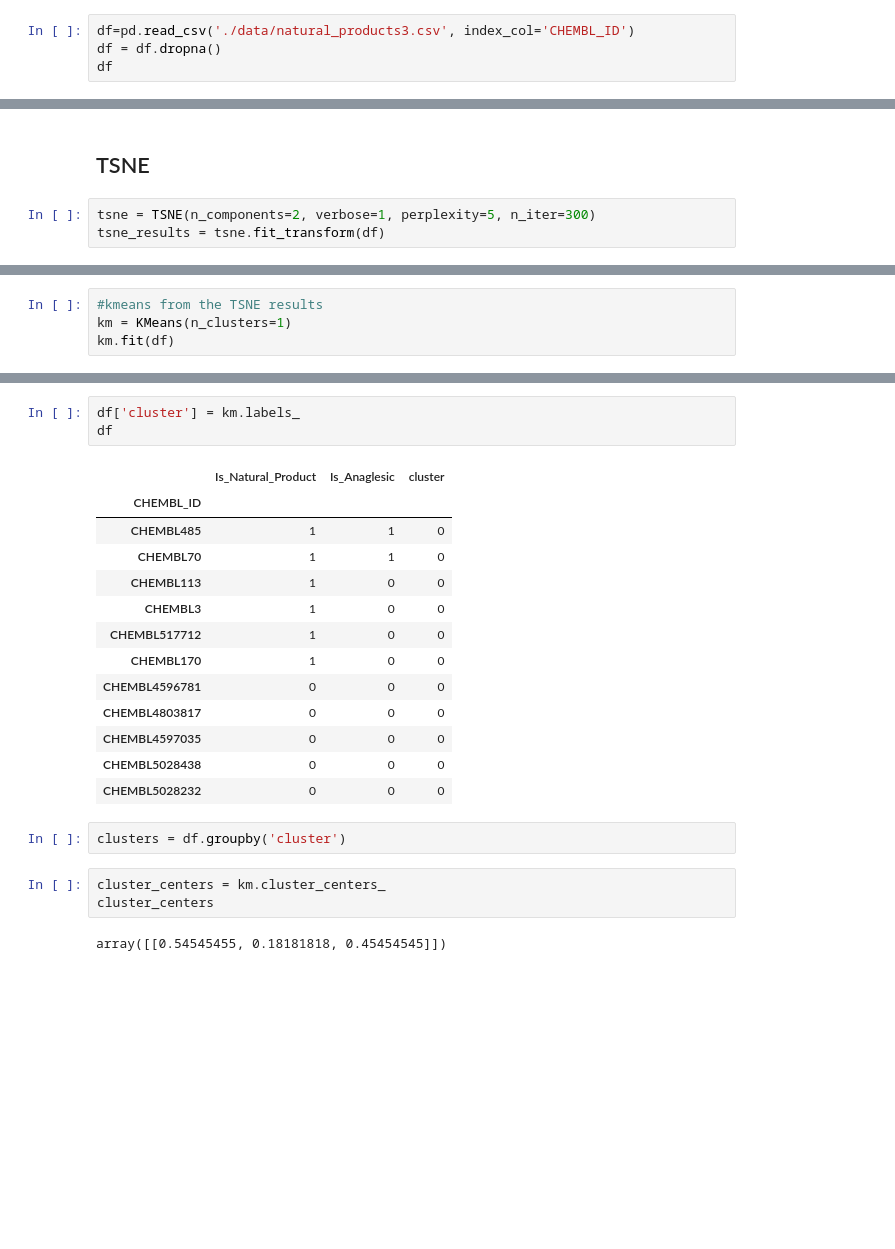
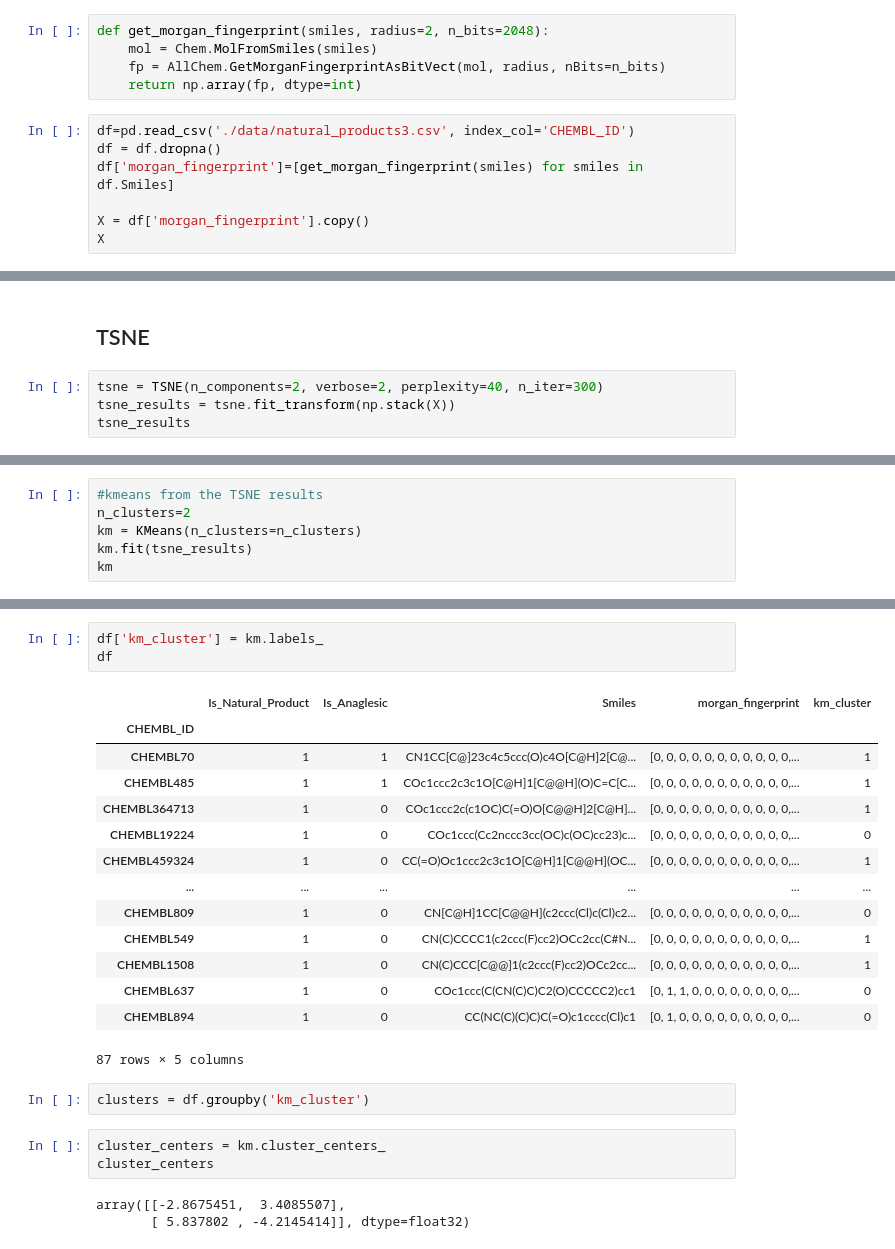
Before and after one commit to JKosciukiewicz/MLDD_Project, a Jupyter notebook: Clustering_examples_second_part.ipynb, the cells around one changed output, grey strips where cells are left out. Cells and saved outputs as stored; diff of their text form; blank space fills up the shorter version.

```diff
--- a/Clustering_examples_second_part.ipynb
+++ b/Clustering_examples_second_part.ipynb
@@ -9,6 +11,14 @@ import seaborn as sns
 import matplotlib.pyplot as plt
+# %%
+def get_morgan_fingerprint(smiles, radius=2, n_bits=2048):
+    mol = Chem.MolFromSmiles(smiles)
+    fp = AllChem.GetMorganFingerprintAsBitVect(mol, radius, nBits=n_bits)
+    return np.array(fp, dtype=int)
 # %%
 df=pd.read_csv('./data/natural_products3.csv', index_col='CHEMBL_ID')
 df = df.dropna()
-df
+df['morgan_fingerprint']=[get_morgan_fingerprint(smiles) for smiles in df.Smiles]
+
+X = df['morgan_fingerprint'].copy()
+X
 # %% [output]
@@ -28,6 +38,7 @@ df
 # %% [markdown]
 ## TSNE
 # %%
-tsne = TSNE(n_components=2, verbose=1, perplexity=5, n_iter=300)
-tsne_results = tsne.fit_transform(df)
+tsne = TSNE(n_components=2, verbose=2, perplexity=40, n_iter=300)
+tsne_results = tsne.fit_transform(np.stack(X))
+tsne_results
 # %% [output]
@@ -51,5 +88,7 @@ plt.show()
 # %%
 #kmeans from the TSNE results
-km = KMeans(n_clusters=1)
-km.fit(df)
+n_clusters=2
+km = KMeans(n_clusters=n_clusters)
+km.fit(tsne_results)
+km
 # %% [output]
@@ -57,25 +96,27 @@ KMeans(n_clusters=1)
 # %%
-df['cluster'] = km.labels_
+df['km_cluster'] = km.labels_
 df
 # %% [output]
-|  | Is_Natural_Product | Is_Anaglesic | cluster |
-| CHEMBL_ID |  |  |  |
-| CHEMBL485 | 1 | 1 | 0 |
-| CHEMBL70 | 1 | 1 | 0 |
-| CHEMBL113 | 1 | 0 | 0 |
-| CHEMBL3 | 1 | 0 | 0 |
-| CHEMBL517712 | 1 | 0 | 0 |
-| CHEMBL170 | 1 | 0 | 0 |
-| CHEMBL4596781 | 0 | 0 | 0 |
-| CHEMBL4803817 | 0 | 0 | 0 |
-| CHEMBL4597035 | 0 | 0 | 0 |
-| CHEMBL5028438 | 0 | 0 | 0 |
-| CHEMBL5028232 | 0 | 0 | 0 |
+|  | Is_Natural_Product | Is_Anaglesic | Smiles | morgan_fingerprint | km_cluster |
+| CHEMBL_ID |  |  |  |  |  |
+| CHEMBL70 | 1 | 1 | CN1CC[C@]23c4c5ccc(O)c4O[C@H]2[C@... | [0, 0, 0, 0, 0, 0, 0, 0, 0, 0, 0,... | 1 |
+| CHEMBL485 | 1 | 1 | COc1ccc2c3c1O[C@H]1[C@@H](O)C=C[C... | [0, 0, 0, 0, 0, 0, 0, 0, 0, 0, 0,... | 1 |
+| CHEMBL364713 | 1 | 0 | COc1ccc2c(c1OC)C(=O)O[C@@H]2[C@H]... | [0, 0, 0, 0, 0, 0, 0, 0, 0, 0, 0,... | 1 |
+| CHEMBL19224 | 1 | 0 | COc1ccc(Cc2nccc3cc(OC)c(OC)cc23)c... | [0, 0, 0, 0, 0, 0, 0, 0, 0, 0, 0,... | 0 |
+| CHEMBL459324 | 1 | 0 | CC(=O)Oc1ccc2c3c1O[C@H]1[C@@H](OC... | [0, 0, 0, 0, 0, 0, 0, 0, 0, 0, 0,... | 1 |
+| ... | ... | ... | ... | ... | ... |
+| CHEMBL809 | 1 | 0 | CN[C@H]1CC[C@@H](c2ccc(Cl)c(Cl)c2... | [0, 0, 0, 0, 0, 0, 0, 0, 0, 0, 0,... | 0 |
+| CHEMBL549 | 1 | 0 | CN(C)CCCC1(c2ccc(F)cc2)OCc2cc(C#N... | [0, 0, 0, 0, 0, 0, 0, 0, 0, 0, 0,... | 1 |
+| CHEMBL1508 | 1 | 0 | CN(C)CCC[C@@]1(c2ccc(F)cc2)OCc2cc... | [0, 0, 0, 0, 0, 0, 0, 0, 0, 0, 0,... | 1 |
+| CHEMBL637 | 1 | 0 | COc1ccc(C(CN(C)C)C2(O)CCCCC2)cc1 | [0, 1, 1, 0, 0, 0, 0, 0, 0, 0, 0,... | 0 |
+| CHEMBL894 | 1 | 0 | CC(NC(C)(C)C)C(=O)c1cccc(Cl)c1 | [0, 1, 0, 0, 0, 0, 0, 0, 0, 0, 0,... | 0 |
+87 rows × 5 columns
 # %%
-clusters = df.groupby('cluster')
+clusters = df.groupby('km_cluster')
 # %%
 cluster_centers = km.cluster_centers_
 cluster_centers
 # %% [output]
-array([[0.54545455, 0.18181818, 0.45454545]])
+array([[-2.8675451,  3.4085507],
+       [ 5.837802 , -4.2145414]], dtype=float32)
 # %%
```
Also changed, not shown: parts of 9 cells of this notebook, 9 other files.
